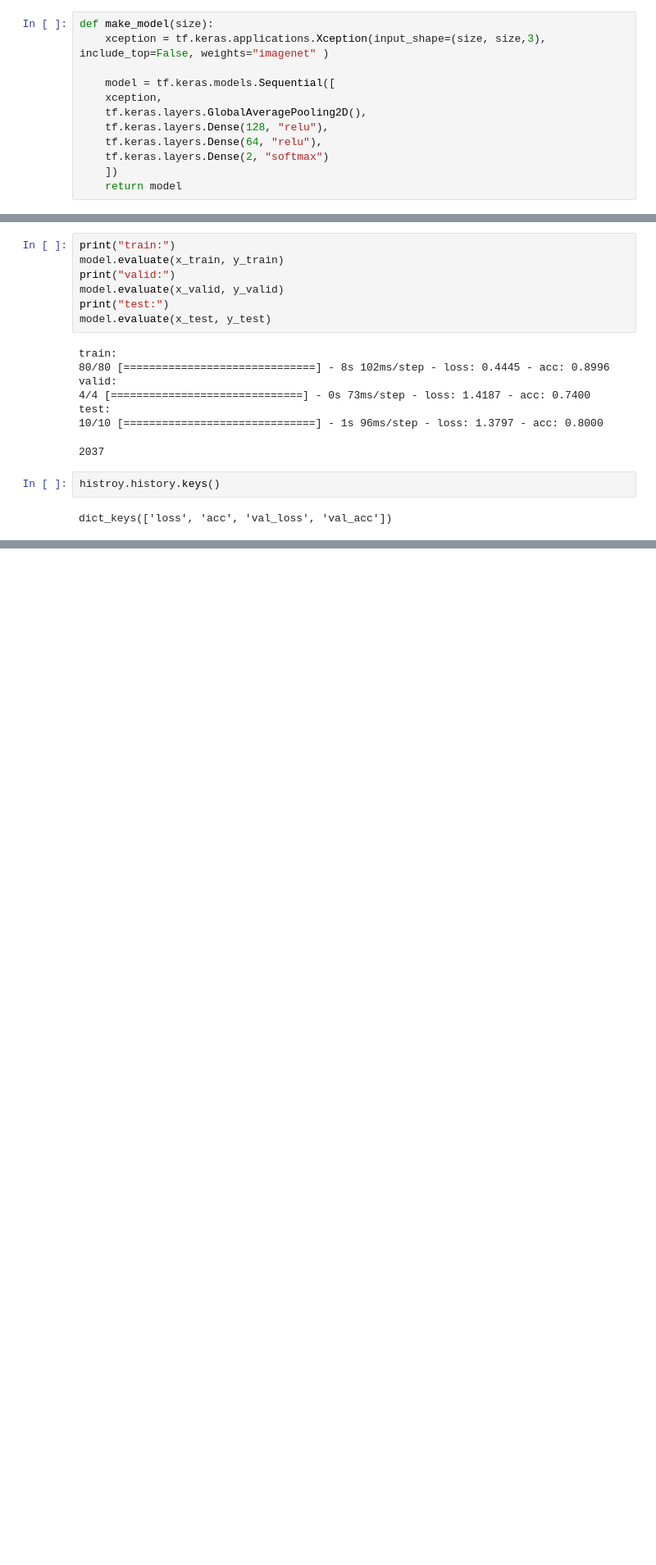
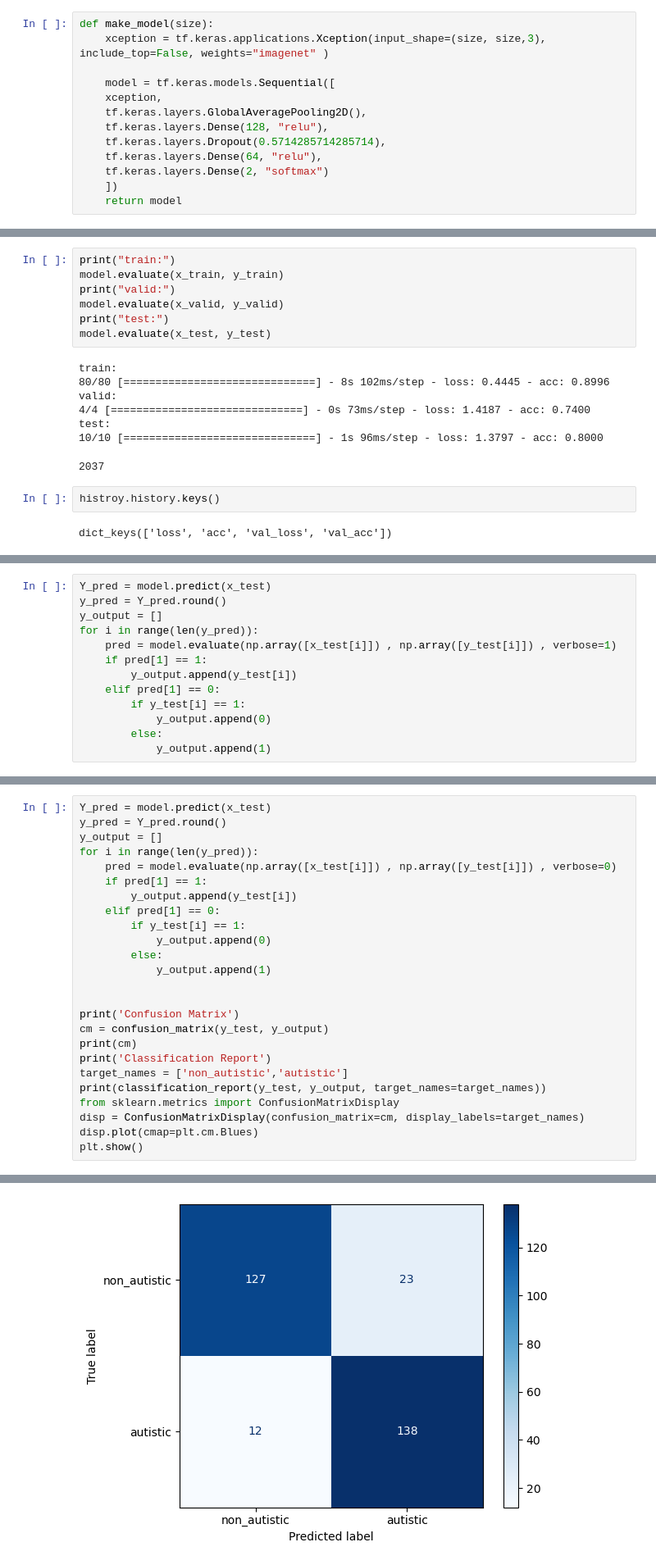
Before and after one commit to GP-Autism-Detection/GraduationProject, a Jupyter notebook: xceptio-test.ipynb, the cells around one changed output, grey strips where cells are left out. Shown at 82% size. Saved outputs shown, nothing was run; the diff lists cells and outputs as text; blank space fills up the shorter version.

Commit message:
Kaggle Notebook | xceptio test | Version 6

```diff
--- a/xceptio-test.ipynb
+++ b/xceptio-test.ipynb
@@ -287,6 +289,7 @@ def make_model(size):
     xception,
     tf.keras.layers.GlobalAveragePooling2D(),
     tf.keras.layers.Dense(128, "relu"),
+    tf.keras.layers.Dropout(0.5714285714285714),
     tf.keras.layers.Dense(64, "relu"),
     tf.keras.layers.Dense(2, "softmax")
     ])
@@ -360,0 +392,13 @@ plt.show()
+# %%
+Y_pred = model.predict(x_test)
+y_pred = Y_pred.round()
+y_output = []
+for i in range(len(y_pred)):
+    pred = model.evaluate(np.array([x_test[i]]) , np.array([y_test[i]]) , verbose=1)
+    if pred[1] == 1:
+        y_output.append(y_test[i])
+    elif pred[1] == 0:
+        if y_test[i] == 1:
+            y_output.append(0)
+        else:
+            y_output.append(1)
@@ -360,0 +448,26 @@ plt.show()
+# %%
+Y_pred = model.predict(x_test)
+y_pred = Y_pred.round()
+y_output = []
+for i in range(len(y_pred)):
+    pred = model.evaluate(np.array([x_test[i]]) , np.array([y_test[i]]) , verbose=0)
+    if pred[1] == 1:
+        y_output.append(y_test[i])
+    elif pred[1] == 0:
+        if y_test[i] == 1:
+            y_output.append(0)
+        else:
+            y_output.append(1)
+
+
+print('Confusion Matrix')
+cm = confusion_matrix(y_test, y_output)
+print(cm)
+print('Classification Report')
+target_names = ['non_autistic','autistic']
+print(classification_report(y_test, y_output, target_names=target_names))
+from sklearn.metrics import ConfusionMatrixDisplay
+disp = ConfusionMatrixDisplay(confusion_matrix=cm, display_labels=target_names)
+disp.plot(cmap=plt.cm.Blues)
+plt.show()
+# %% [output]
@@ -360,0 +487 @@ plt.show()
+[figure, added]
```
Also changed, not shown: parts of 12 cells of this notebook.
